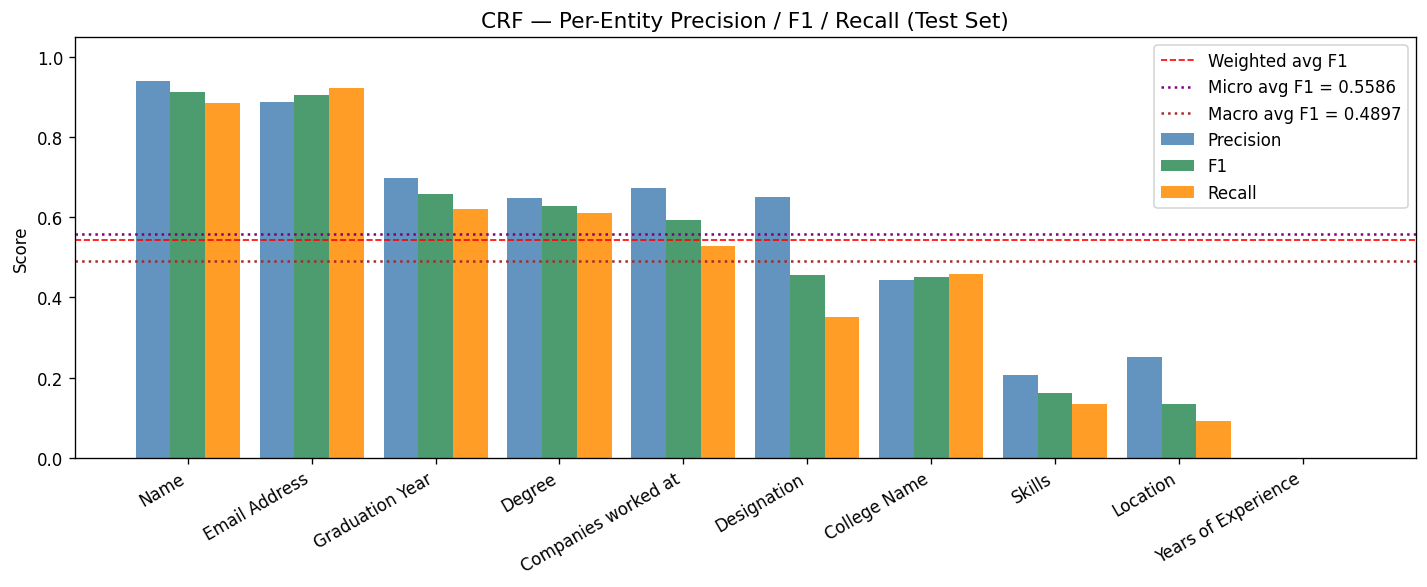
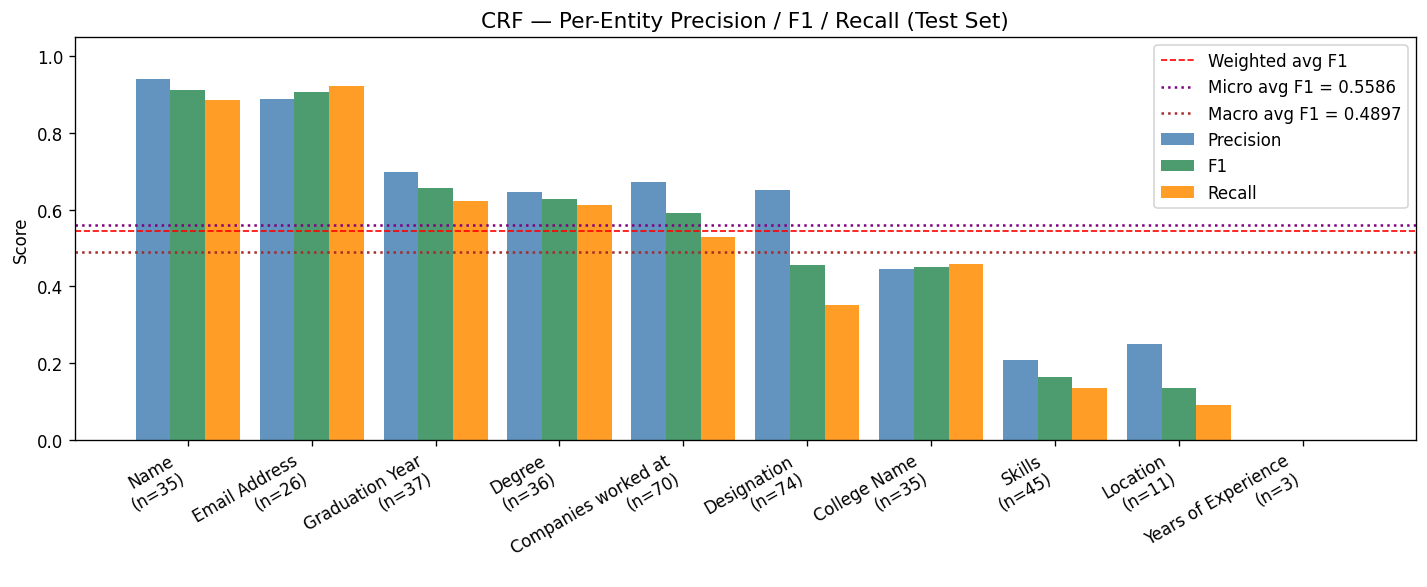
Unified diff of the notebook cell whose output changed from the first chart to the second:
--- before
+++ after
@@ -16,4 +16,8 @@
 
 labels_sorted = sorted(per_label, key=lambda k: per_label[k]['f1-score'], reverse=True)
+labels_sorted_with_n = [
+    f"{k}\n(n={per_label[k]['support']})" 
+    for k in labels_sorted
+]
 f1_scores     = [per_label[k]['f1-score'] for k in labels_sorted]
 precision     = [per_label[k]['precision'] for k in labels_sorted]
@@ -27,5 +31,5 @@
 ax.bar([i + w for i in x], recall,    width=w, label='Recall',    color='darkorange', alpha=0.85)
 ax.set_xticks(list(x))
-ax.set_xticklabels(labels_sorted, rotation=30, ha='right')
+ax.set_xticklabels(labels_sorted_with_n, rotation=30, ha='right')
 ax.set_ylim(0, 1.05)
 ax.set_ylabel('Score')

Commit: edit graph result